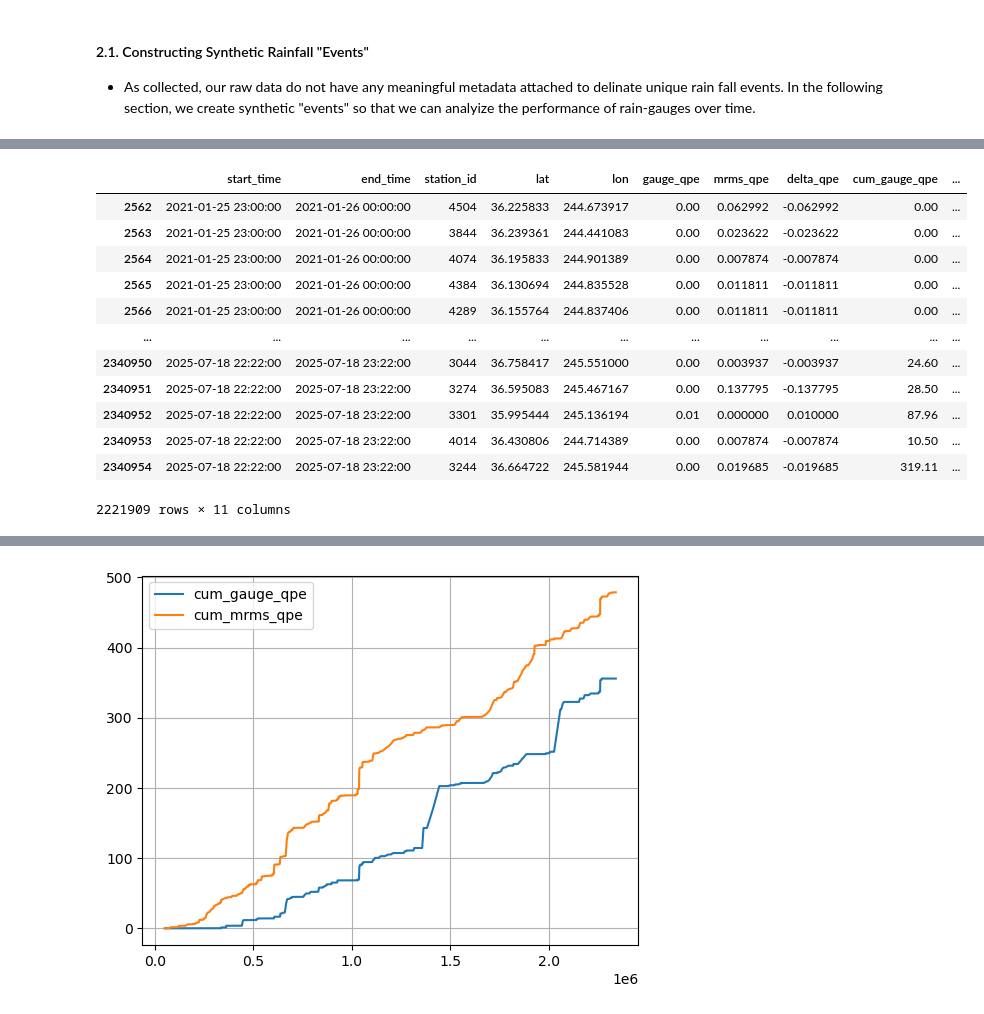
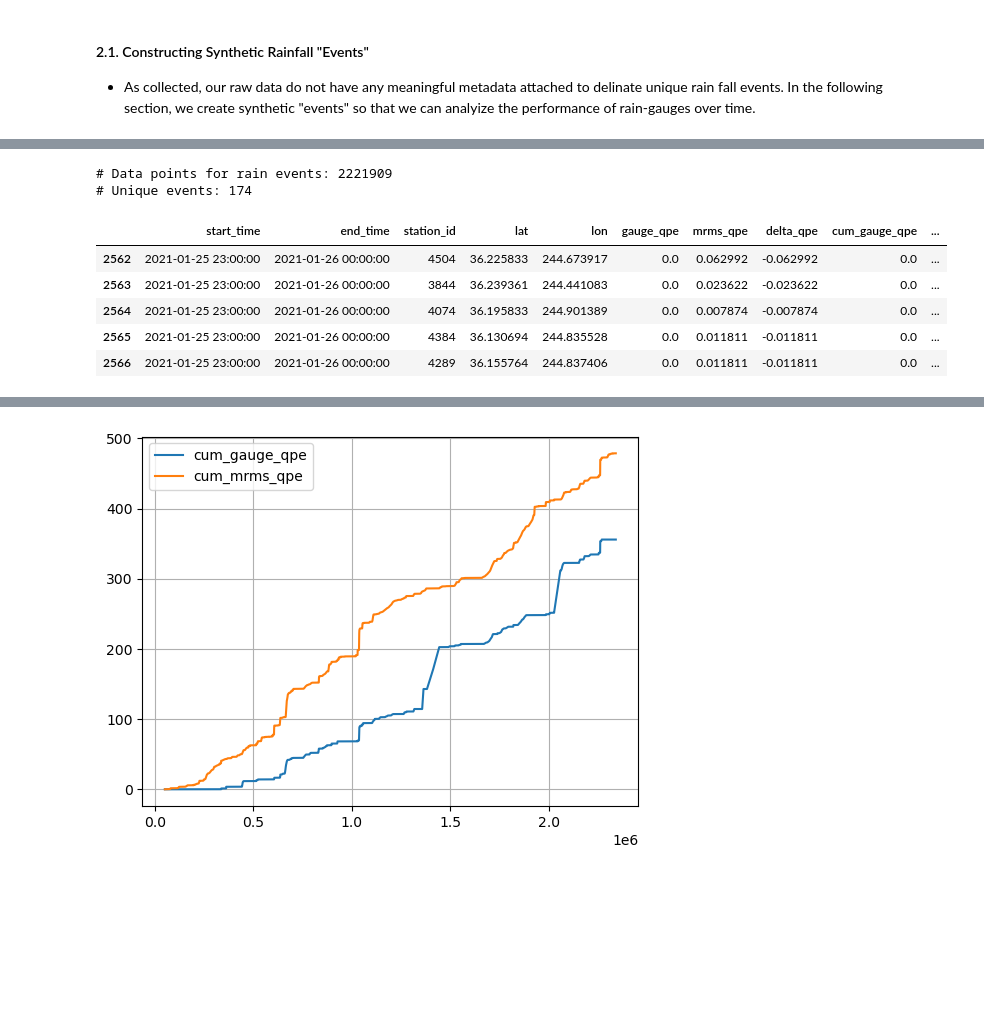
Before and after one commit to leharris3/ccrfcd-gauge-grids, a Jupyter notebook: notebooks/analysis.ipynb, the cells around one changed output, grey strips where cells are left out. Cells and saved outputs as stored; diff of their text form; code cells hidden in the pictures; blank space fills up the shorter version.

Commit message:
some per-event analysis

```diff
--- a/notebooks/analysis.ipynb
+++ b/notebooks/analysis.ipynb
@@ -198,18 +183,19 @@ event_ids_mapped
 # %%
 event_ids      = [event_ids_mapped[k] for k in list(df['start_time'])]
 df['event_id'] = event_ids
-df.loc[df['event_id'] > 0.0]
+df_rain_events = df.loc[df['event_id'] > 0.0]
+
+print(f"# Data points for rain events: {len(df_rain_events)}")
+print(f"# Unique events: {len(set(df_rain_events['event_id']))}")
+
+# ~2.2M data points from rain "events"
+df.loc[df['event_id'] > 0.0].head()
 # %% [output]
+# Data points for rain events: 2221909
+# Unique events: 174
 |  | start_time | end_time | station_id | lat | lon | gauge_qpe | mrms_qpe | delta_qpe | cum_gauge_qpe | ... |
-| 2562 | 2021-01-25 23:00:00 | 2021-01-26 00:00:00 | 4504 | 36.225833 | 244.673917 | 0.00 | 0.062992 | -0.062992 | 0.00 | ... |
-| 2563 | 2021-01-25 23:00:00 | 2021-01-26 00:00:00 | 3844 | 36.239361 | 244.441083 | 0.00 | 0.023622 | -0.023622 | 0.00 | ... |
-| 2564 | 2021-01-25 23:00:00 | 2021-01-26 00:00:00 | 4074 | 36.195833 | 244.901389 | 0.00 | 0.007874 | -0.007874 | 0.00 | ... |
-| 2565 | 2021-01-25 23:00:00 | 2021-01-26 00:00:00 | 4384 | 36.130694 | 244.835528 | 0.00 | 0.011811 | -0.011811 | 0.00 | ... |
-| 2566 | 2021-01-25 23:00:00 | 2021-01-26 00:00:00 | 4289 | 36.155764 | 244.837406 | 0.00 | 0.011811 | -0.011811 | 0.00 | ... |
-| ... | ... | ... | ... | ... | ... | ... | ... | ... | ... | ... |
-| 2340950 | 2025-07-18 22:22:00 | 2025-07-18 23:22:00 | 3044 | 36.758417 | 245.551000 | 0.00 | 0.003937 | -0.003937 | 24.60 | ... |
-| 2340951 | 2025-07-18 22:22:00 | 2025-07-18 23:22:00 | 3274 | 36.595083 | 245.467167 | 0.00 | 0.137795 | -0.137795 | 28.50 | ... |
-| 2340952 | 2025-07-18 22:22:00 | 2025-07-18 23:22:00 | 3301 | 35.995444 | 245.136194 | 0.01 | 0.000000 | 0.010000 | 87.96 | ... |
-| 2340953 | 2025-07-18 22:22:00 | 2025-07-18 23:22:00 | 4014 | 36.430806 | 244.714389 | 0.00 | 0.007874 | -0.007874 | 10.50 | ... |
-| 2340954 | 2025-07-18 22:22:00 | 2025-07-18 23:22:00 | 3244 | 36.664722 | 245.581944 | 0.00 | 0.019685 | -0.019685 | 319.11 | ... |
+| 2562 | 2021-01-25 23:00:00 | 2021-01-26 00:00:00 | 4504 | 36.225833 | 244.673917 | 0.0 | 0.062992 | -0.062992 | 0.0 | ... |
+| 2563 | 2021-01-25 23:00:00 | 2021-01-26 00:00:00 | 3844 | 36.239361 | 244.441083 | 0.0 | 0.023622 | -0.023622 | 0.0 | ... |
+| 2564 | 2021-01-25 23:00:00 | 2021-01-26 00:00:00 | 4074 | 36.195833 | 244.901389 | 0.0 | 0.007874 | -0.007874 | 0.0 | ... |
+| 2565 | 2021-01-25 23:00:00 | 2021-01-26 00:00:00 | 4384 | 36.130694 | 244.835528 | 0.0 | 0.011811 | -0.011811 | 0.0 | ... |
+| 2566 | 2021-01-25 23:00:00 | 2021-01-26 00:00:00 | 4289 | 36.155764 | 244.837406 | 0.0 | 0.011811 | -0.011811 | 0.0 | ... |
-2221909 rows × 11 columns
```
Also changed, not shown: parts of 7 cells of this notebook.
